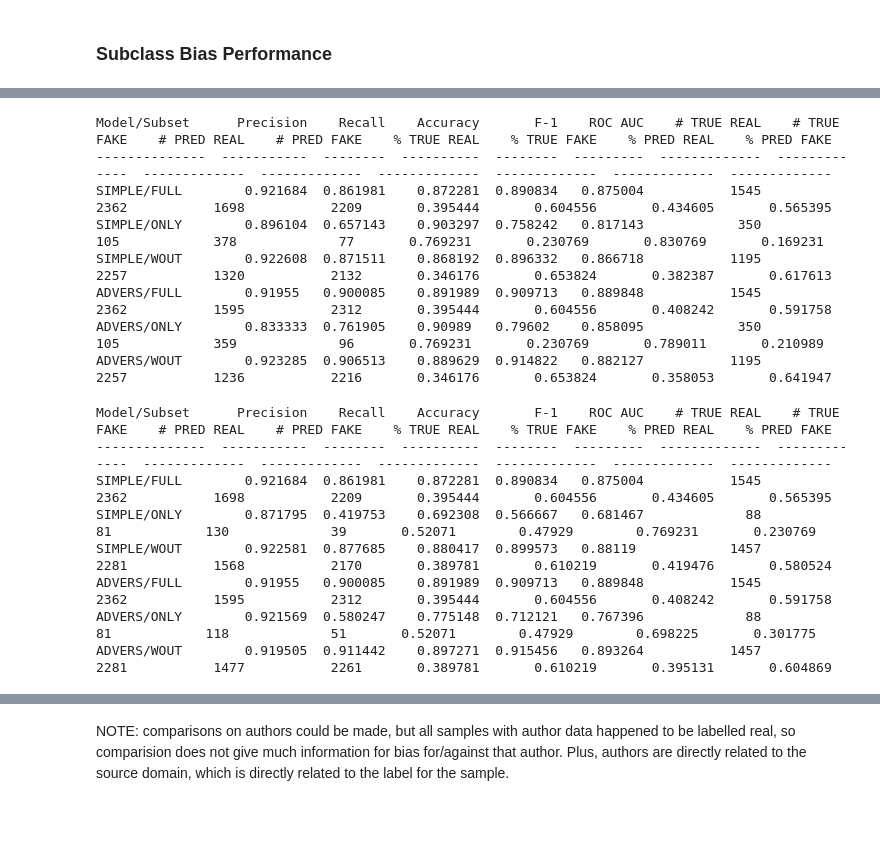
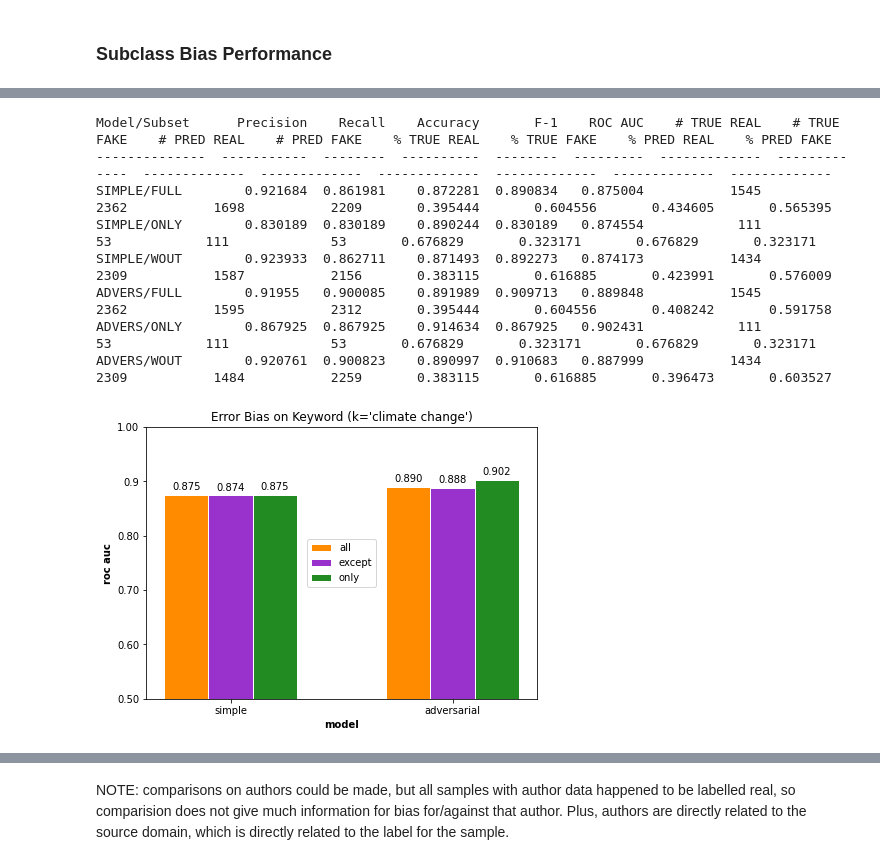
Before and after one commit to pablokvitca/ds4440-project, a Jupyter notebook: final_adv_fann.ipynb, the cells around one changed output, grey strips where cells are left out. Cells and saved outputs as stored; diff of their text form; code cells hidden in the pictures; blank space fills up the shorter version.

```diff
--- a/final_adv_fann.ipynb
+++ b/final_adv_fann.ipynb
@@ -849,12 +858,12 @@ def subclass_bias_scoring(data, bias_col, bias_value, silent=False):
         'ADVERS/ONLY': metrics_adv_only,
         'ADVERS/WOUT': metrics_adv_wout
     }
+# %%
+PLOT_COLORS = ["#FF8C00", "#9932CC", "#228B22"]
 # %%
-colors = ["#FF8C00", "#9932CC"]
-
 def plot_simadv_comp(met_train, met_test, met_val, plot_metric, title, y_label,
                      out_path,
-                     bar_width=0.25, colors=colors):
+                     bar_width=0.25, colors=PLOT_COLORS):
 
     sim_train_acc = met_train["simple_fake_real"][plot_metric]
     sim_test_acc = met_test["simple_fake_real"][plot_metric]
@@ -1086,22 +1055,17 @@ ADVERS/WOUT        0.919249  0.90077     0.891801  0.909916   0.889369
-# %%
-comparing_tag_trump = subclass_bias_scoring(unbal_data_test, "has_mk_donald trump", 1)
-# %% [output]
-Model/Subset      Precision    Recall    Accuracy       F-1    ROC AUC    # TRUE REAL    # TRUE FAKE    # PRED REAL    # PRED FAKE    % TRUE REAL    % TRUE FAKE    % PRED REAL    % PRED FAKE
---------------  -----------  --------  ----------  --------  ---------  -------------  -------------  -------------  -------------  -------------  -------------  -------------  -------------
-SIMPLE/FULL        0.921684  0.861981    0.872281  0.890834   0.875004           1545           2362           1698           2209       0.395444       0.604556       0.434605       0.565395
-SIMPLE/ONLY        0.896104  0.657143    0.903297  0.758242   0.817143            350            105            378             77       0.769231       0.230769       0.830769       0.169231
-SIMPLE/WOUT        0.922608  0.871511    0.868192  0.896332   0.866718           1195           2257           1320           2132       0.346176       0.653824       0.382387       0.617613
-ADVERS/FULL        0.91955   0.900085    0.891989  0.909713   0.889848           1545           2362           1595           2312       0.395444       0.604556       0.408242       0.591758
-ADVERS/ONLY        0.833333  0.761905    0.90989   0.79602    0.858095            350            105            359             96       0.769231       0.230769       0.789011       0.210989
-ADVERS/WOUT        0.923285  0.906513    0.889629  0.914822   0.882127           1195           2257           1236           2216       0.346176       0.653824       0.358053       0.641947
-# %%
-comparing_tag_hillary = subclass_bias_scoring(unbal_data_test, "has_mk_hillary clinton", 1)
-# %% [output]
-Model/Subset      Precision    Recall    Accuracy       F-1    ROC AUC    # TRUE REAL    # TRUE FAKE    # PRED REAL    # PRED FAKE    % TRUE REAL    % TRUE FAKE    % PRED REAL    % PRED FAKE
---------------  -----------  --------  ----------  --------  ---------  -------------  -------------  -------------  -------------  -------------  -------------  -------------  -------------
-SIMPLE/FULL        0.921684  0.861981    0.872281  0.890834   0.875004           1545           2362           1698           2209       0.395444       0.604556       0.434605       0.565395
-SIMPLE/ONLY        0.871795  0.419753    0.692308  0.566667   0.681467             88             81            130             39       0.52071        0.47929        0.769231       0.230769
-SIMPLE/WOUT        0.922581  0.877685    0.880417  0.899573   0.88119            1457           2281           1568           2170       0.389781       0.610219       0.419476       0.580524
-ADVERS/FULL        0.91955   0.900085    0.891989  0.909713   0.889848           1545           2362           1595           2312       0.395444       0.604556       0.408242       0.591758
-ADVERS/ONLY        0.921569  0.580247    0.775148  0.712121   0.767396             88             81            118             51       0.52071        0.47929        0.698225       0.301775
-ADVERS/WOUT        0.919505  0.911442    0.897271  0.915456   0.893264           1457           2281           1477           2261       0.389781       0.610219       0.395131       0.604869
+# %%
+comparing_keyword_climate = subclass_bias_scoring(unbal_data_test, "keyword", "climate change")
+plot_bias_comp(
+    comparing_keyword_climate,
+    "Error Bias on Keyword (k='climate change')", 4, "roc auc",
+    destination_folder + "error_climate_change.png", bar_width=0.2
+)
+# %% [output]
+Model/Subset      Precision    Recall    Accuracy       F-1    ROC AUC    # TRUE REAL    # TRUE FAKE    # PRED REAL    # PRED FAKE    % TRUE REAL    % TRUE FAKE    % PRED REAL    % PRED FAKE
+--------------  -----------  --------  ----------  --------  ---------  -------------  -------------  -------------  -------------  -------------  -------------  -------------  -------------
+SIMPLE/FULL        0.921684  0.861981    0.872281  0.890834   0.875004           1545           2362           1698           2209       0.395444       0.604556       0.434605       0.565395
+SIMPLE/ONLY        0.830189  0.830189    0.890244  0.830189   0.874554            111             53            111             53       0.676829       0.323171       0.676829       0.323171
+SIMPLE/WOUT        0.923933  0.862711    0.871493  0.892273   0.874173           1434           2309           1587           2156       0.383115       0.616885       0.423991       0.576009
+ADVERS/FULL        0.91955   0.900085    0.891989  0.909713   0.889848           1545           2362           1595           2312       0.395444       0.604556       0.408242       0.591758
+ADVERS/ONLY        0.867925  0.867925    0.914634  0.867925   0.902431            111             53            111             53       0.676829       0.323171       0.676829       0.323171
+ADVERS/WOUT        0.920761  0.900823    0.890997  0.910683   0.887999           1434           2309           1484           2259       0.383115       0.616885       0.396473       0.603527
+[figure, added]
```
Also changed, not shown: parts of 21 cells of this notebook, 15 other files.
